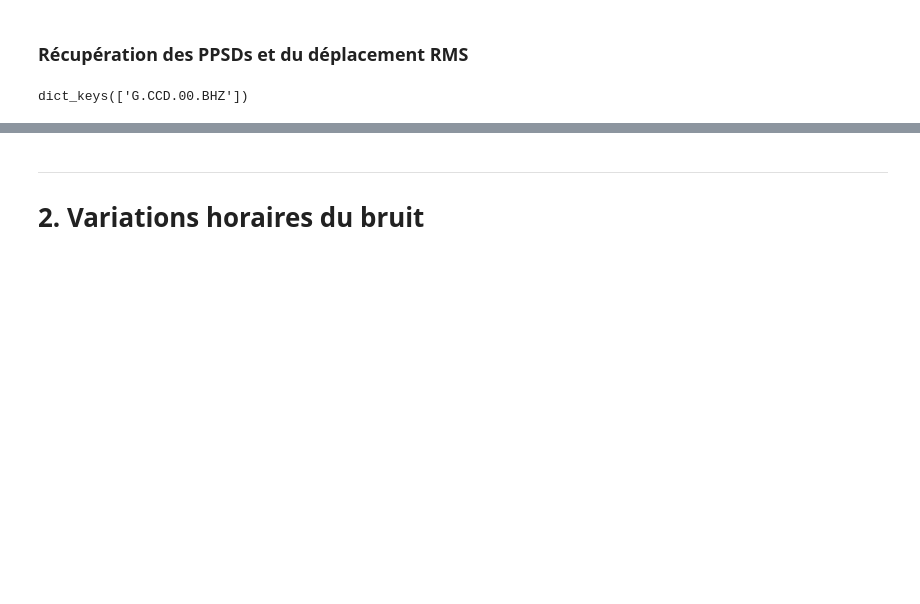
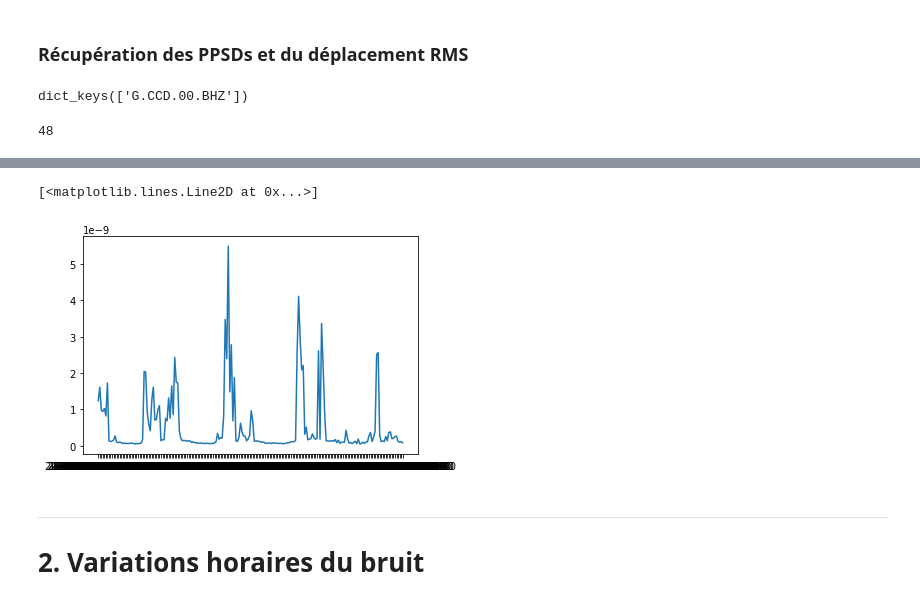
Before and after one commit to FlavienMattern/seismic-noise, a Jupyter notebook: ant_hourly_variations.ipynb, the cells around one changed output, grey strips where cells are left out. Cells and saved outputs as stored; diff of their text form; code cells hidden in the pictures; blank space fills up the shorter version.

```diff
--- a/ant_hourly_variations.ipynb
+++ b/ant_hourly_variations.ipynb
@@ -78,0 +80,11 @@ dict_keys(['G.CCD.00.BHZ'])
+# %%
+print(len(noise_matrix))
+# %% [output]
+48
+# %%
+noise2 = noise.tolist()
+print(noise2[:200])
+print(h)
+print(noise)
+plt.plot(noise.index[:200],noise2[:200])
+# %% [output]
@@ -79,3 +108,5 @@ dict_keys(['G.CCD.00.BHZ'])
+[<matplotlib.lines.Line2D at 0x...>]
+[figure, added]
 # %% [markdown]
 ---
 # 2. Variations horaires du bruit
```
Also changed, not shown: parts of 10 cells of this notebook.
